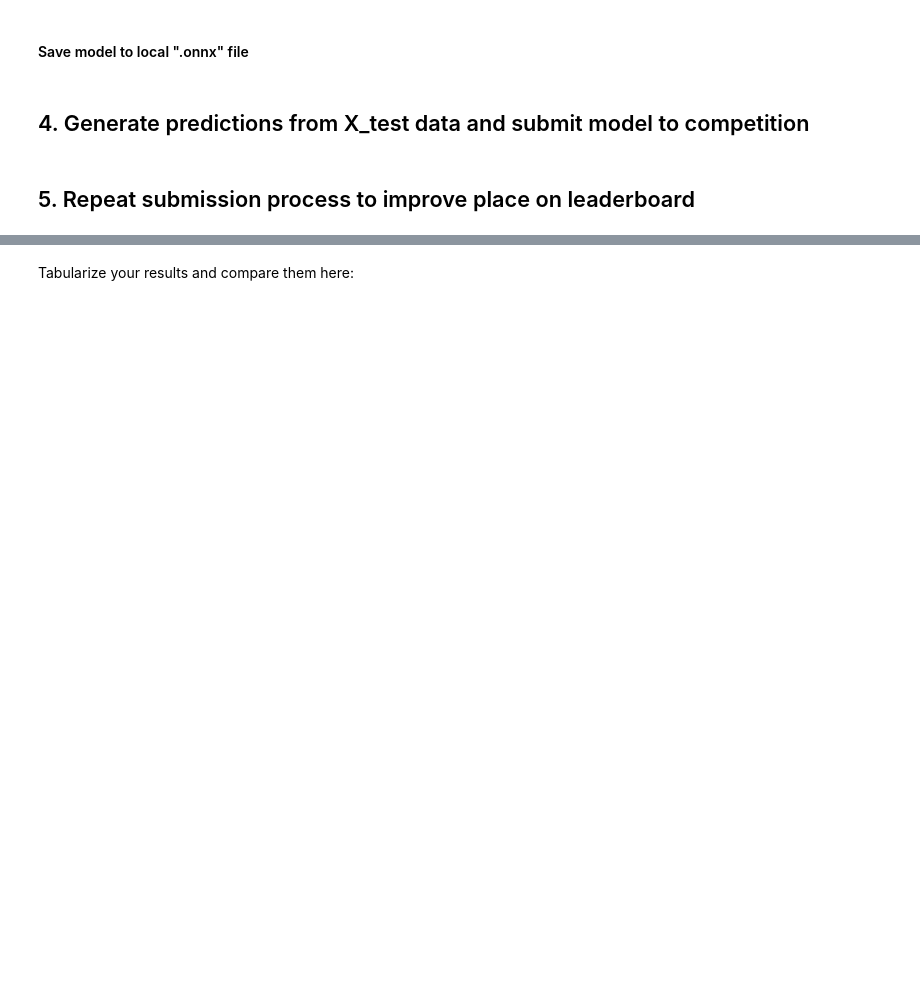
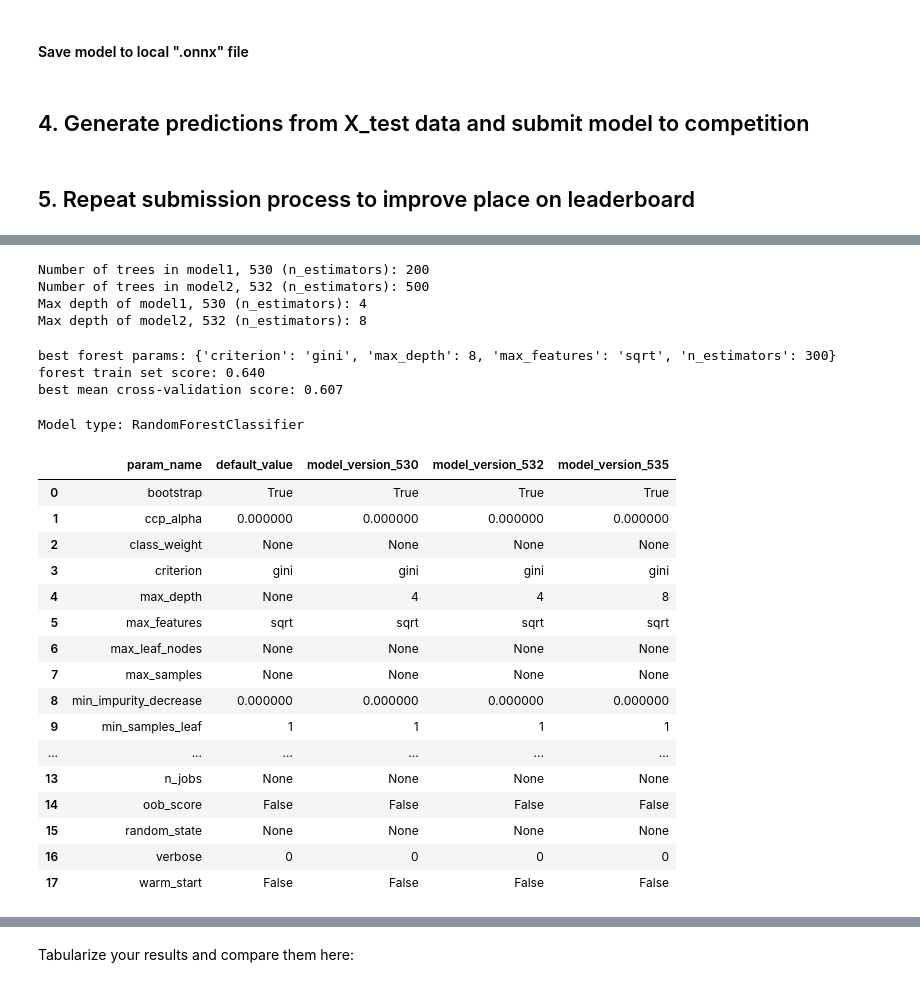
Before and after one commit to katemcg/assignment3, a Jupyter notebook: assignment3_Part1_3_hs3458_kem2231.ipynb, the cells around one changed output, grey strips where cells are left out. Cells and saved outputs as stored; diff of their text form; code cells hidden in the pictures; blank space fills up the shorter version.

```diff
--- a/assignment3_Part1_3_hs3458_kem2231.ipynb
+++ b/assignment3_Part1_3_hs3458_kem2231.ipynb
@@ -188,0 +382,42 @@ mycompetition.submit_model(model = "model2.onnx",
+# %%
+print("Number of trees in model1, 530 (n_estimators):", model.n_estimators)
+print("Number of trees in model2, 532 (n_estimators):", model2.n_estimators)
+
+print("Max depth of model1, 530 (n_estimators):", model.max_depth)
+print("Max depth of model2, 532 (n_estimators):", model2.max_depth)
+# %% [output]
+Number of trees in model1, 530 (n_estimators): 200
+Number of trees in model2, 532 (n_estimators): 500
+Max depth of model1, 530 (n_estimators): 4
+Max depth of model2, 532 (n_estimators): 8
+# %%
+# Submit a third model using GridSearchCV
+
+from sklearn.model_selection import GridSearchCV
+import numpy as np
+
+# Do grid search over atleast 2 hyperparams of RF and get your best model [1 Pts]
+
+# using grid search cv to choose magnitude of...
+    # number of trees, max depth, max features, and criterion
+    # commented out options because it takes so long, tested one by one
+param_grid = {
+    'n_estimators': np.arange(200, 500, 100),
+    'max_depth' : np.arange(2, 10, 2),
+    'max_features': ['sqrt', 'log2'],
+    'criterion' : ['gini', 'entropy']
+}
+
+# fitting the model and choosing best params
+gridmodel = GridSearchCV(RandomForestClassifier(), param_grid=param_grid, cv=10) ## Define a Random Forest Model here, fit it, and score it
+gridmodel.fit(X_train_dtm, y_train_labels)
+
+# extract and print best score and parameters
+# the chosen params are n_est=300, max_depth=8, max_features=sqrt, criterion=gini
+print("best forest params: {}".format(gridmodel.best_params_))
+print("forest train set score: {:.3f}".format(gridmodel.score(X_train_dtm, y_train_labels)))
+print("best mean cross-validation score: {:.3f}".format(gridmodel.best_score_))
+# %% [output]
+best forest params: {'criterion': 'gini', 'max_depth': 8, 'max_features': 'sqrt', 'n_estimators': 300}
+forest train set score: 0.640
+best mean cross-validation score: 0.607
@@ -189,4 +447,23 @@ mycompetition.submit_model(model = "model2.onnx",
 # %%
 # Compare two or more models
-data=mycompetition.compare_models(## , verbose=1)
+data=mycompetition.compare_models([530, 532, 535], verbose=1)
 mycompetition.stylize_compare(data)
+# %% [output]
+Model type: RandomForestClassifier
+|  | param_name | default_value | model_version_530 | model_version_532 | model_version_535 |
+| 0 | bootstrap | True | True | True | True |
+| 1 | ccp_alpha | 0.000000 | 0.000000 | 0.000000 | 0.000000 |
+| 2 | class_weight | None | None | None | None |
+| 3 | criterion | gini | gini | gini | gini |
+| 4 | max_depth | None | 4 | 4 | 8 |
+| 5 | max_features | sqrt | sqrt | sqrt | sqrt |
+| 6 | max_leaf_nodes | None | None | None | None |
+| 7 | max_samples | None | None | None | None |
+| 8 | min_impurity_decrease | 0.000000 | 0.000000 | 0.000000 | 0.000000 |
+| 9 | min_samples_leaf | 1 | 1 | 1 | 1 |
+| ... | ... | ... | ... | ... | ... |
+| 13 | n_jobs | None | None | None | None |
+| 14 | oob_score | False | False | False | False |
+| 15 | random_state | None | None | None | None |
+| 16 | verbose | 0 | 0 | 0 | 0 |
+| 17 | warm_start | False | False | False | False |
```
Also changed, not shown: parts of 36 cells of this notebook.
